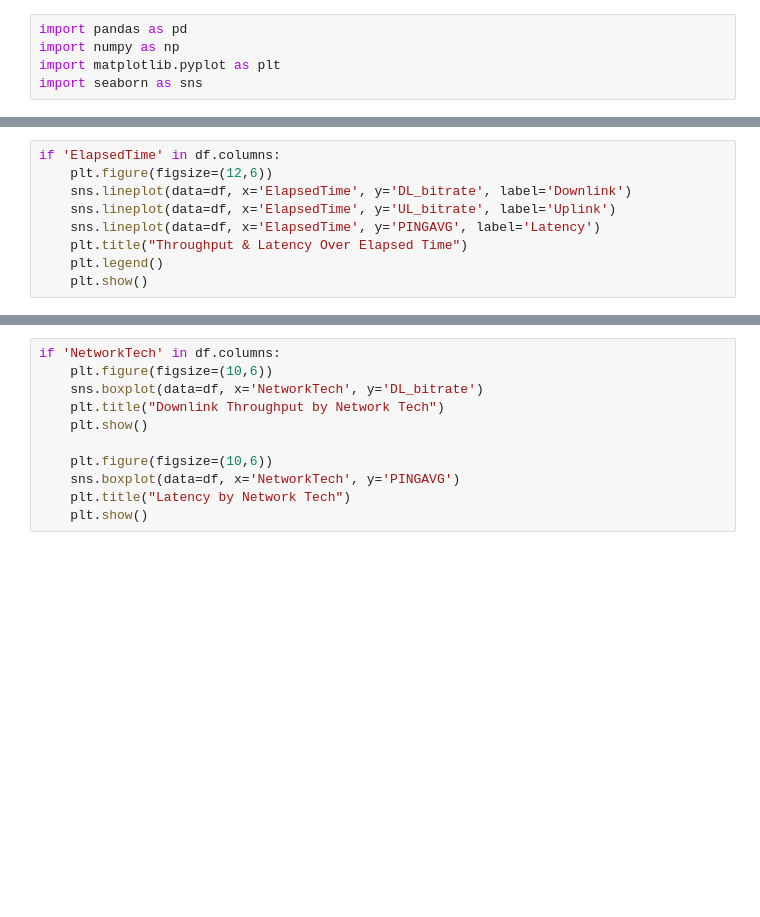
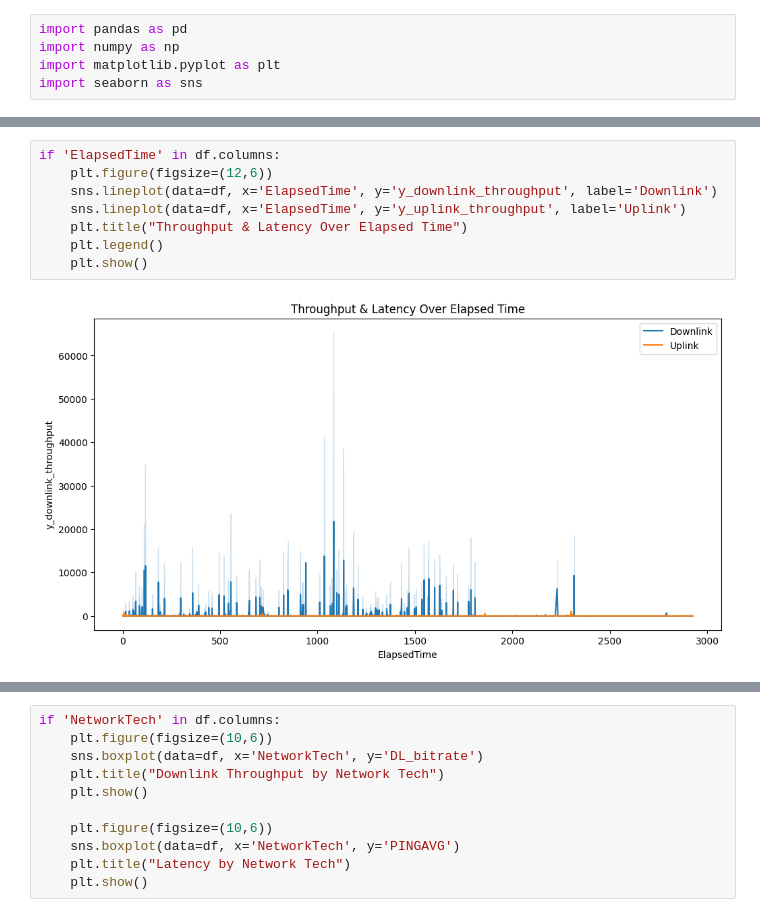
Before and after one commit to Nokia-MN-DataScience-Project/EDA, a Jupyter notebook: EDA.ipynb, the cells around one changed output, grey strips where cells are left out. Cells and saved outputs as stored; diff of their text form; blank space fills up the shorter version.

```diff
--- a/EDA.ipynb
+++ b/EDA.ipynb
@@ -58,12 +144,13 @@ for col in features_to_check:
 # %%
 if 'ElapsedTime' in df.columns:
     plt.figure(figsize=(12,6))
-    sns.lineplot(data=df, x='ElapsedTime', y='DL_bitrate', label='Downlink')
-    sns.lineplot(data=df, x='ElapsedTime', y='UL_bitrate', label='Uplink')
-    sns.lineplot(data=df, x='ElapsedTime', y='PINGAVG', label='Latency')
+    sns.lineplot(data=df, x='ElapsedTime', y='y_downlink_throughput', label='Downlink')
+    sns.lineplot(data=df, x='ElapsedTime', y='y_uplink_throughput', label='Uplink')
     plt.title("Throughput & Latency Over Elapsed Time")
     plt.legend()
     plt.show()
+# %% [output]
+[figure, added]
 # %%
 if 'Longitude' in df.columns and 'Latitude' in df.columns:
     plt.figure(figsize=(10,7))
```
Also changed, not shown: parts of 14 cells of this notebook.
